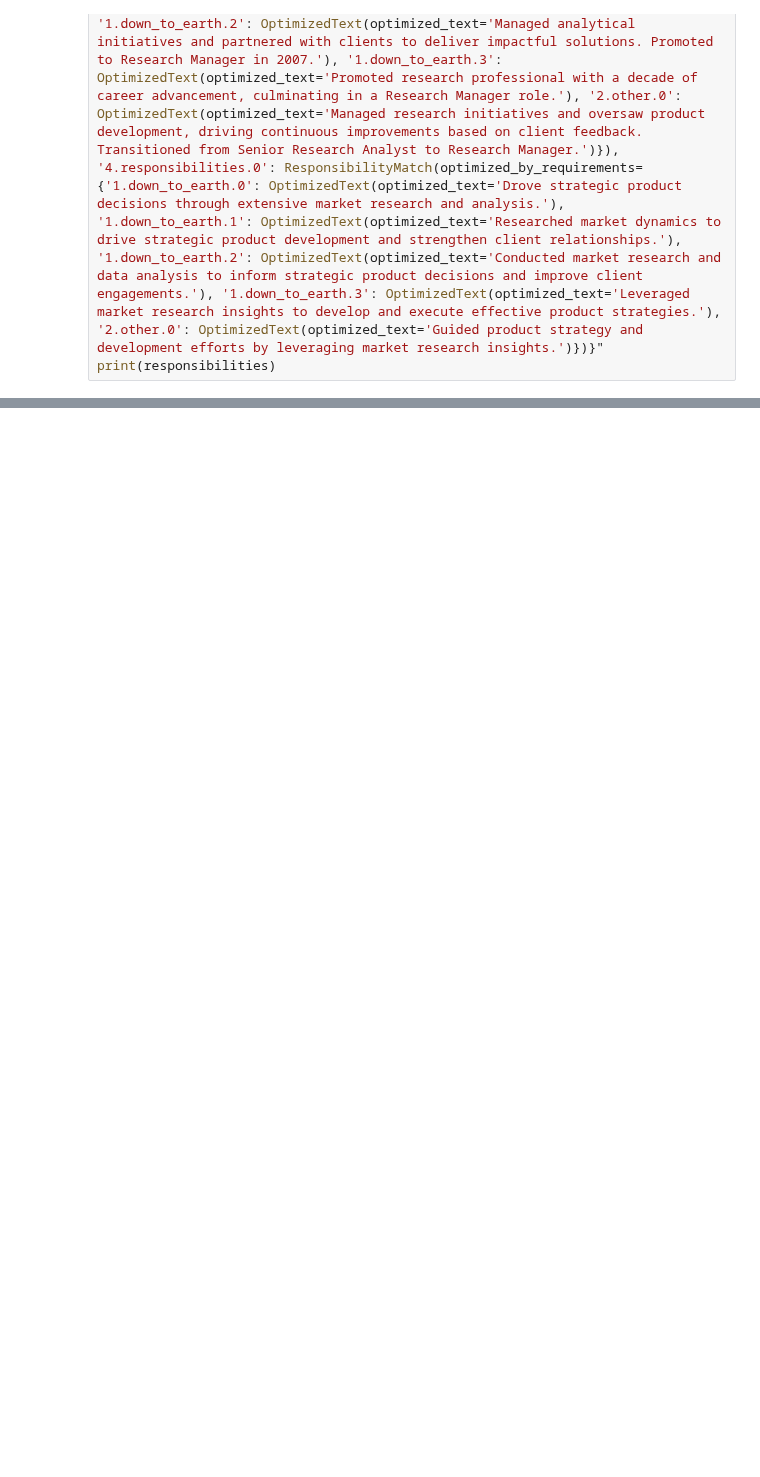
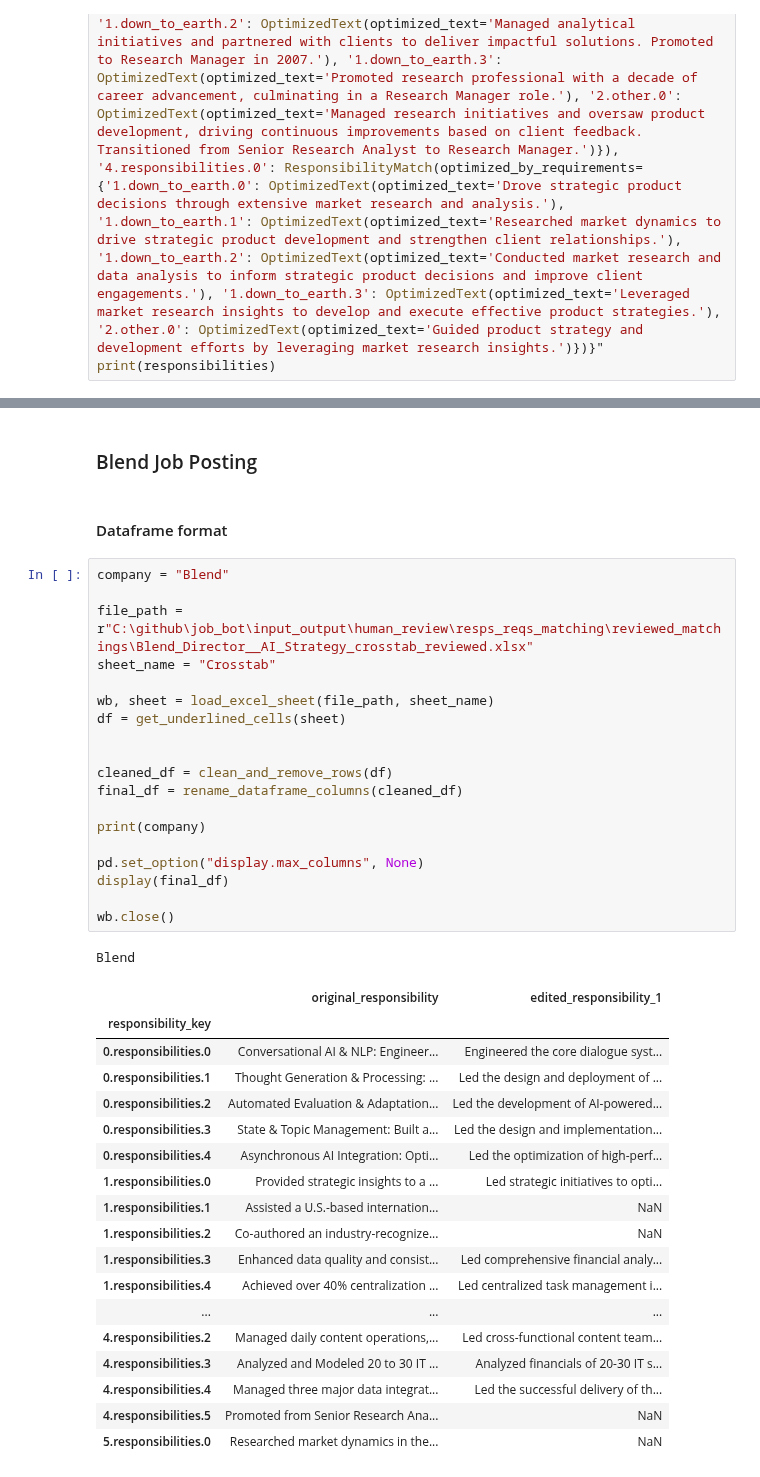
Before and after one commit to xfzhang823/job_bot, a Jupyter notebook: src/check_matching_viewer.ipynb, the cells around one changed output, grey strips where cells are left out. Saved outputs shown, nothing was run; the diff lists cells and outputs as text; blank space fills up the shorter version.

Commit message:
fixed some bugs in creating cross tab functions

```diff
--- a/src/check_matching_viewer.ipynb
+++ b/src/check_matching_viewer.ipynb
@@ -1197,0 +2448,43 @@ print(responsibilities)
+# %% [markdown]
+### Blend Job Posting
+# %% [markdown]
+#### Dataframe format
+# %%
+company = "Blend"
+
+file_path = r"C:\github\job_bot\input_output\human_review\resps_reqs_matching\reviewed_matchings\Blend_Director__AI_Strategy_crosstab_reviewed.xlsx"
+sheet_name = "Crosstab"
+
+wb, sheet = load_excel_sheet(file_path, sheet_name)
+df = get_underlined_cells(sheet)
+
+
+cleaned_df = clean_and_remove_rows(df)
+final_df = rename_dataframe_columns(cleaned_df)
+
+print(company)
+
+pd.set_option("display.max_columns", None)
+display(final_df)
+
+wb.close()
+# %% [output]
+Blend
+|  | original_responsibility | edited_responsibility_1 |
+| responsibility_key |  |  |
+| 0.responsibilities.0 | Conversational AI & NLP: Engineer... | Engineered the core dialogue syst... |
+| 0.responsibilities.1 | Thought Generation & Processing: ... | Led the design and deployment of ... |
+| 0.responsibilities.2 | Automated Evaluation & Adaptation... | Led the development of AI-powered... |
+| 0.responsibilities.3 | State & Topic Management: Built a... | Led the design and implementation... |
+| 0.responsibilities.4 | Asynchronous AI Integration: Opti... | Led the optimization of high-perf... |
+| 1.responsibilities.0 | Provided strategic insights to a ... | Led strategic initiatives to opti... |
+| 1.responsibilities.1 | Assisted a U.S.-based internation... | NaN |
+| 1.responsibilities.2 | Co-authored an industry-recognize... | NaN |
+| 1.responsibilities.3 | Enhanced data quality and consist... | Led comprehensive financial analy... |
+| 1.responsibilities.4 | Achieved over 40% centralization ... | Led centralized task management i... |
+| ... | ... | ... |
+| 4.responsibilities.2 | Managed daily content operations,... | Led cross-functional content team... |
+| 4.responsibilities.3 | Analyzed and Modeled 20 to 30 IT ... | Analyzed financials of 20-30 IT s... |
+| 4.responsibilities.4 | Managed three major data integrat... | Led the successful delivery of th... |
+| 4.responsibilities.5 | Promoted from Senior Research Ana... | NaN |
+| 5.responsibilities.0 | Researched market dynamics in the... | NaN |
```
Also changed, not shown: parts of 98 cells of this notebook, 27 other files.
